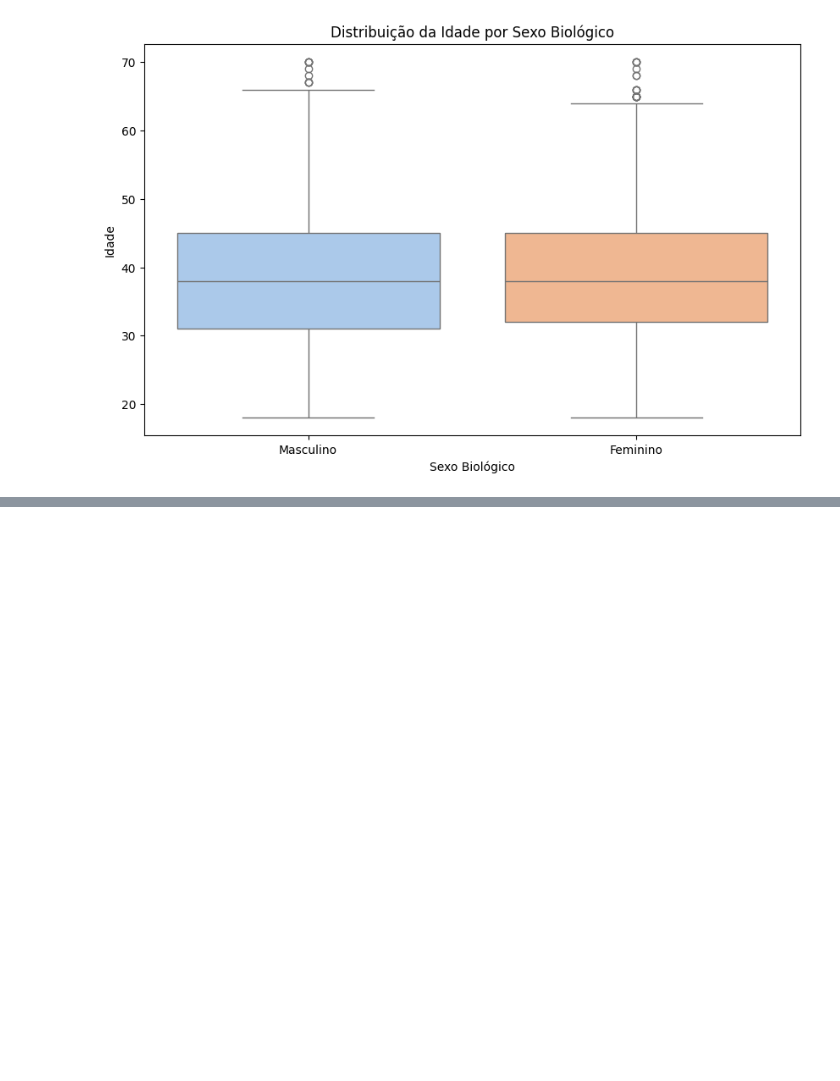
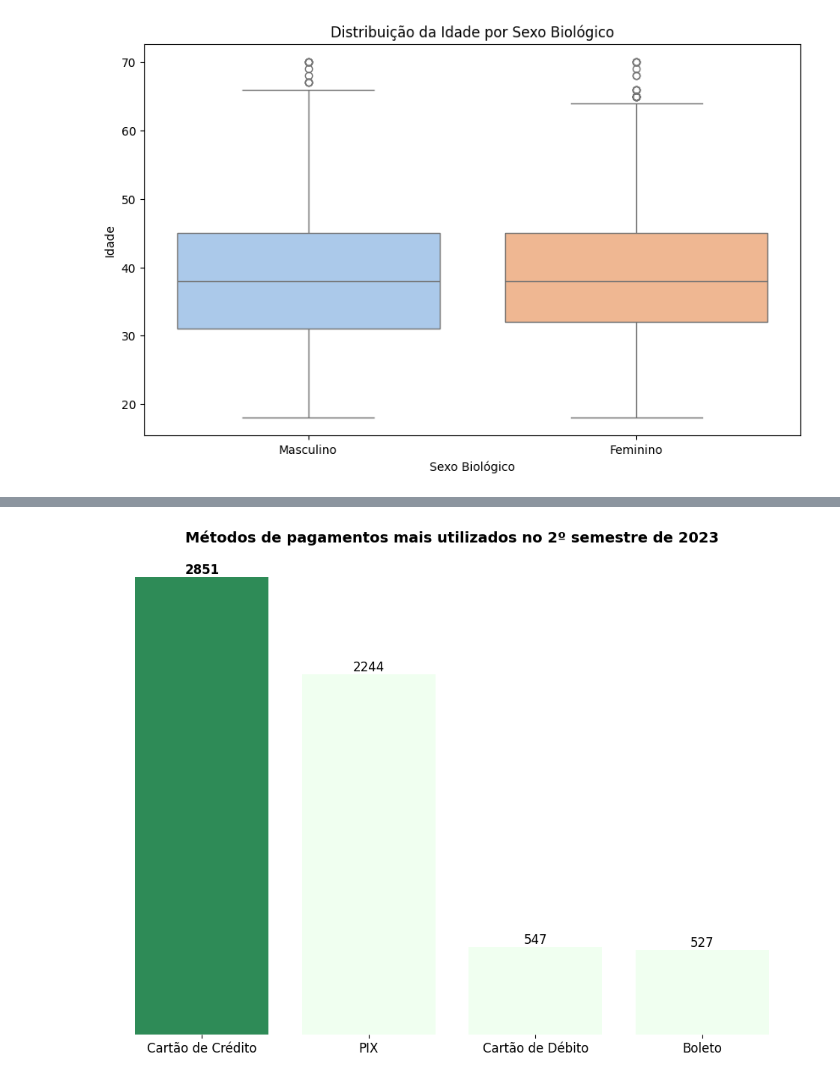
Before and after one commit to ingridalvesz/IA.Data.Science, a Jupyter notebook: dataia.ipynb, the cells around one changed output, grey strips where cells are left out. Cells and saved outputs as stored; diff of their text form; code cells hidden in the pictures; blank space fills up the shorter version.

```diff
--- a/dataia.ipynb
+++ b/dataia.ipynb
@@ -431,0 +497,31 @@ fig.show()
+# %%
+
+# Contagem de valores dos métodos de pagamento
+metodos_pagamento = df['metodo_pagamento'].value_counts()
+metodo_mais_utilizado = metodos_pagamento.idxmax()
+cores = ['honeydew'] * len(metodos_pagamento)
+cores[metodos_pagamento.index.get_loc(metodo_mais_utilizado)] = 'seagreen'
+
+# Criação do gráfico
+plt.figure(figsize=(12, 8))
+plt.bar(metodos_pagamento.index, metodos_pagamento.values, color=cores)
+
+# Adicionando o título antes dos valores
+plt.title('Métodos de pagamentos mais utilizados no 2º semestre de 2023', fontsize=14, weight='bold', pad=30)
+
+# Adicionando os valores diretamente sobre as barras
+for i, valor in enumerate(metodos_pagamento.values):
+    plt.text(i, valor + 20, str(valor), ha='center', fontsize=12, weight='bold' if valor == metodos_pagamento.max() else 'normal')
+
+# Personalizando o gráfico
+plt.xticks(fontsize=12)
+plt.yticks([])
+plt.ylim(0, metodos_pagamento.max() + 20)  # Deixar um espaço acima do maior valor
+plt.xlabel('')
+plt.ylabel('')
+plt.gca().spines[['top', 'right','left', 'bottom']].set_visible(False)
+
+# Exibindo o gráfico
+plt.show()
+# %% [output]
+[figure, added]
```
Also changed, not shown: parts of 4 cells of this notebook.
